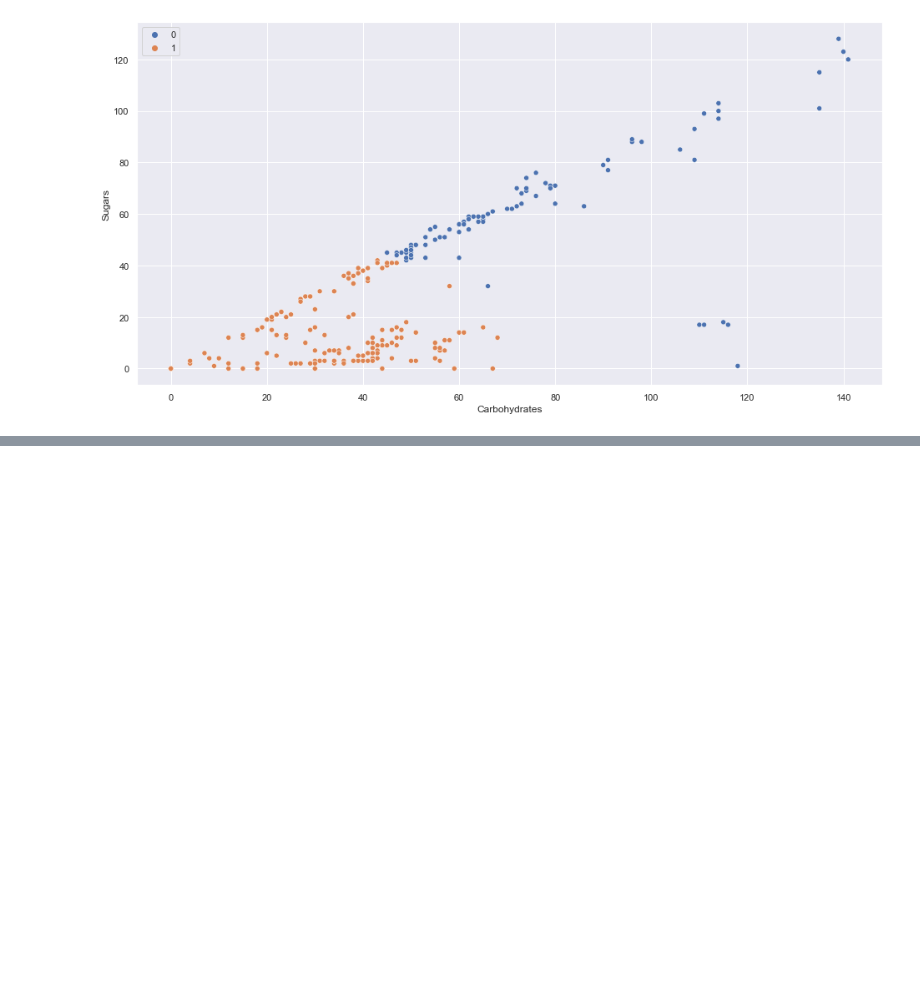
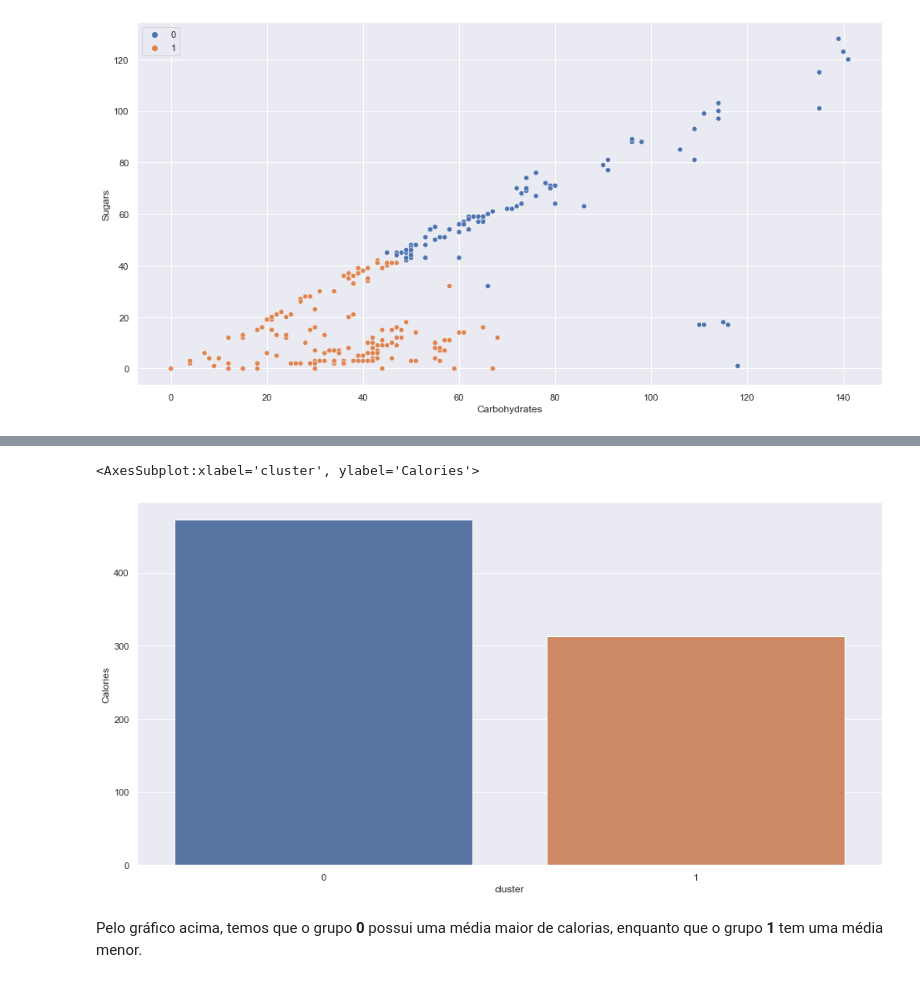
Before and after one commit to DefinitelyNotACactus/Chamber-of-Deputies-Reimbursements, a Jupyter notebook: Agrupamento.ipynb, the cells around one changed output, grey strips where cells are left out. Drawn from its saved outputs; the diff is of its cells as text; code cells hidden in the pictures; blank space fills up the shorter version.

```diff
--- a/Agrupamento.ipynb
+++ b/Agrupamento.ipynb
@@ -66,0 +74,5 @@ sns.scatterplot(data=df_group, x="Carbohydrates", y="Sugars", hue=kmeans.labels_
+# %%
+df['cluster'] = kmeans.labels_
+gpby = df.groupby('cluster').mean()
+
+gpby
@@ -66,0 +85,7 @@ sns.scatterplot(data=df_group, x="Carbohydrates", y="Sugars", hue=kmeans.labels_
+# %%
+sns.barplot(data=gpby, x=gpby.index, y='Calories')
+# %% [output]
+<AxesSubplot:xlabel='cluster', ylabel='Calories'>
+[figure, added]
+# %% [markdown]
+Pelo gráfico acima, temos que o grupo **0** possui uma média maior de calorias, enquanto que o grupo **1** tem uma média menor.
```
Also changed, not shown: parts of 13 cells of this notebook.
